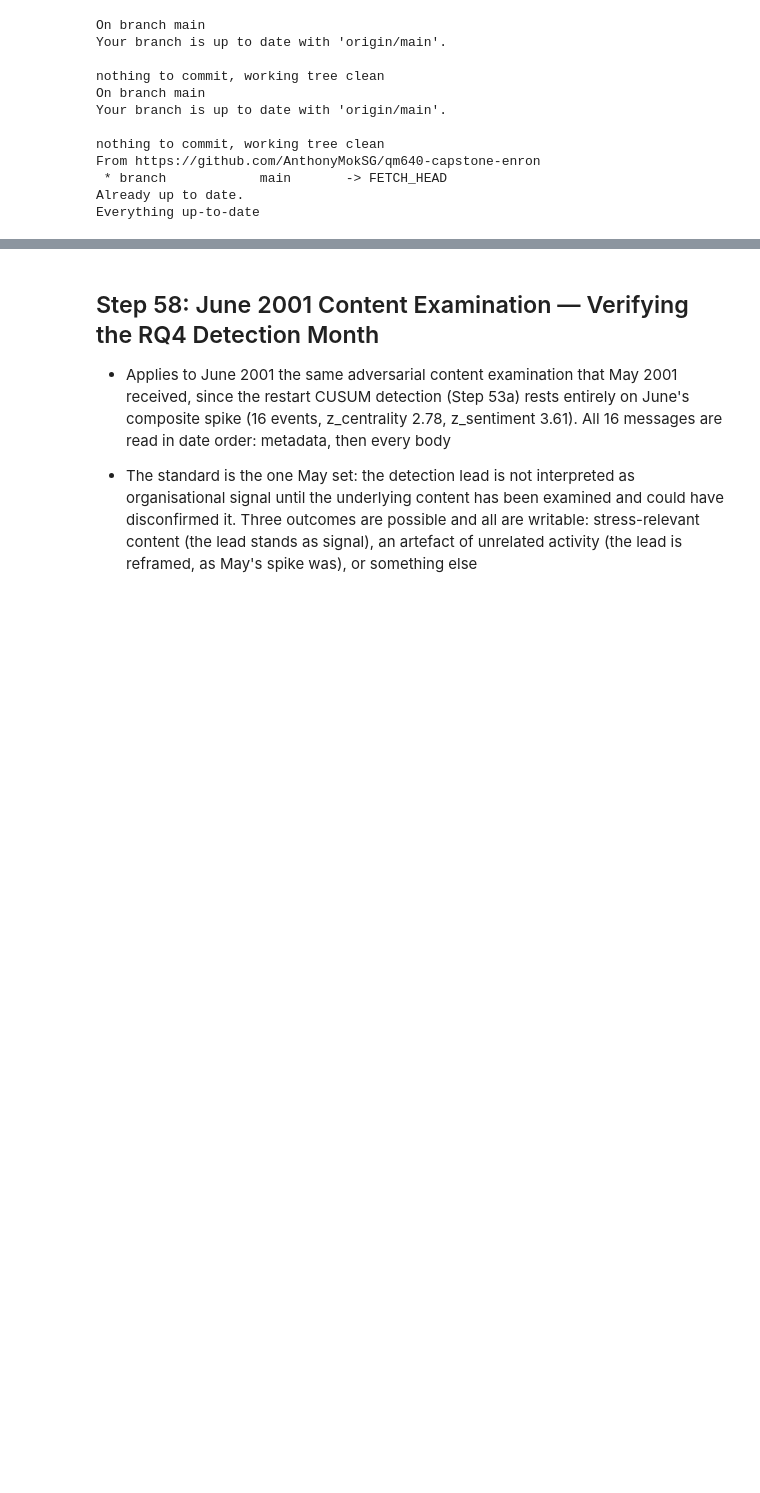
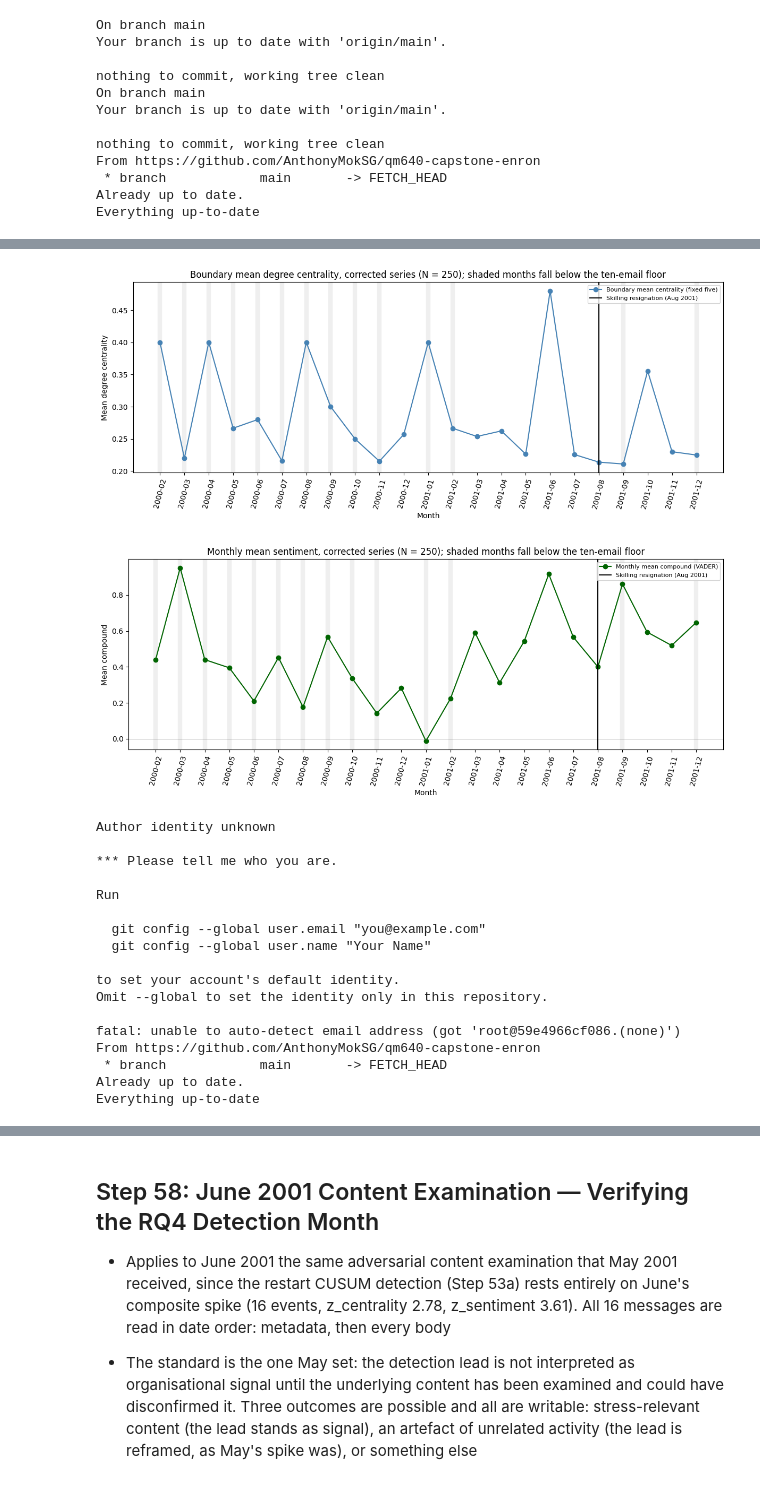
Before and after one commit to AnthonyMokSG/qm640-capstone-enron, a Jupyter notebook: 01_extraction/qm640_extraction.ipynb, the cells around one changed output, grey strips where cells are left out. Drawn from its saved outputs; the diff is of its cells as text; code cells hidden in the pictures; blank space fills up the shorter version.

```diff
--- a/01_extraction/qm640_extraction.ipynb
+++ b/01_extraction/qm640_extraction.ipynb
@@ -2985,0 +3215,64 @@ Everything up-to-date
+# %%
+import pandas as pd
+import matplotlib.pyplot as plt
+
+cent = pd.read_csv('03_network_analysis/monthly_degree_centrality_corrected.csv')
+sent = pd.read_csv('04_linguistic_analysis/monthly_sentiment_corrected.csv')
+
+pivot = cent.pivot(index='year_month', columns='person', values='degree_centrality')
+boundary = pivot.mean(axis=1)
+counts = sent.set_index('year_month')['n_emails'].reindex(boundary.index).fillna(0)
+
+##  1.  Corrected centrality chart with below-floor shading
+fig, ax = plt.subplots(figsize=(12, 5))
+ax.plot(boundary.index, boundary.values, marker='o', lw=1.5, c='steelblue', label='Boundary mean centrality (fixed five)')
+for m in boundary.index:
+    if counts.loc[m] < 10:
+        ax.axvspan(m, m, alpha=0.35, color='lightgrey', lw=6)
+ax.axvline('2001-08', c='black', lw=1.5, label='Skilling resignation (Aug 2001)')
+ax.set_ylabel('Mean degree centrality'); ax.set_xlabel('Month')
+ax.set_title('Boundary mean degree centrality, corrected series (N = 250); shaded months fall below the ten-email floor')
+ax.tick_params(axis='x', rotation=75); ax.legend(fontsize=8); plt.tight_layout()
+plt.savefig('03_network_analysis/monthly_degree_centrality_corrected.png', dpi=150)
+plt.show()
+
+##  2.  Corrected sentiment chart with the same shading
+ms = sent.set_index('year_month')
+fig, ax = plt.subplots(figsize=(12, 5))
+ax.plot(ms.index, ms['mean_compound'], marker='o', lw=1.5, c='darkgreen', label='Monthly mean compound (VADER)')
+for m in ms.index:
+    if ms.loc[m, 'n_emails'] < 10:
+        ax.axvspan(m, m, alpha=0.35, color='lightgrey', lw=6)
+ax.axhline(0, c='grey', lw=0.5)
+ax.axvline('2001-08', c='black', lw=1.5, label='Skilling resignation (Aug 2001)')
+ax.set_ylabel('Mean compound'); ax.set_xlabel('Month')
+ax.set_title('Monthly mean sentiment, corrected series (N = 250); shaded months fall below the ten-email floor')
+ax.tick_params(axis='x', rotation=75); ax.legend(fontsize=8); plt.tight_layout()
+plt.savefig('04_linguistic_analysis/monthly_sentiment_corrected.png', dpi=150)
+plt.show()
+
+##  3.  Commit both corrected figures
+!git add 03_network_analysis/monthly_degree_centrality_corrected.png 04_linguistic_analysis/monthly_sentiment_corrected.png
+!git commit -m 'Step 57: corrected report figures with adequacy-floor shading'
+!git pull origin main --no-rebase --no-edit
+!git push origin main
+# %% [output]
+[figure, added]
+[figure, added]
+Author identity unknown
+
+*** Please tell me who you are.
+
+Run
+
+  git config --global user.email "you@example.com"
+  git config --global user.name "Your Name"
+
+to set your account's default identity.
+Omit --global to set the identity only in this repository.
+
+fatal: unable to auto-detect email address (got 'root@59e4966cf086.(none)')
+From https://github.com/AnthonyMokSG/qm640-capstone-enron
+ * branch            main       -> FETCH_HEAD
+Already up to date.
+Everything up-to-date
```
Also changed, not shown: parts of 41 cells of this notebook.
